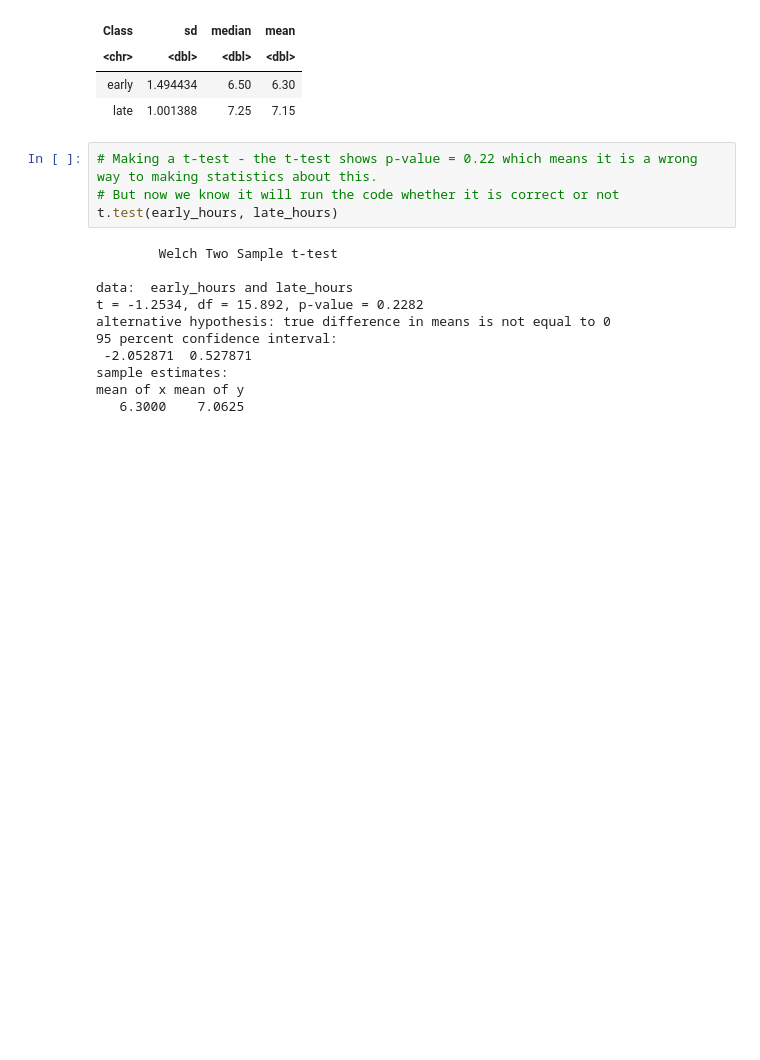
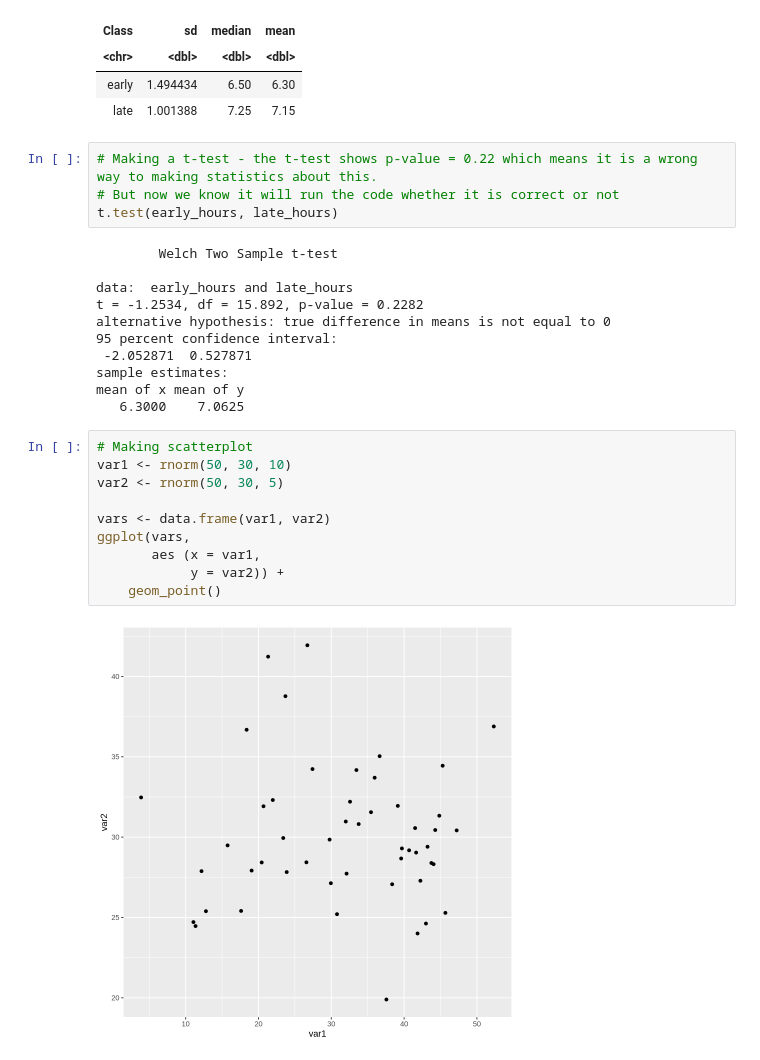
Before and after one commit to sofierosendalj/CulturalDataScience, a Jupyter notebook: stats_1_deer_and_sleep_study.ipynb, the cells around one changed output. Saved outputs shown, nothing was run; the diff lists cells and outputs as text; blank space fills up the shorter version.

```diff
--- a/stats_1_deer_and_sleep_study.ipynb
+++ b/stats_1_deer_and_sleep_study.ipynb
@@ -518,3 +517,15 @@ alternative hypothesis: true difference in means is not equal to 0
 sample estimates:
 mean of x mean of y
    6.3000    7.0625
+# %%
+# Making scatterplot
+var1 <- rnorm(50, 30, 10)
+var2 <- rnorm(50, 30, 5)
+
+vars <- data.frame(var1, var2)
+ggplot(vars,
+       aes (x = var1,
+            y = var2)) +
+    geom_point()
+# %% [output]
+[figure, added]
```
Also changed, not shown: parts of 1 cell of this notebook.
